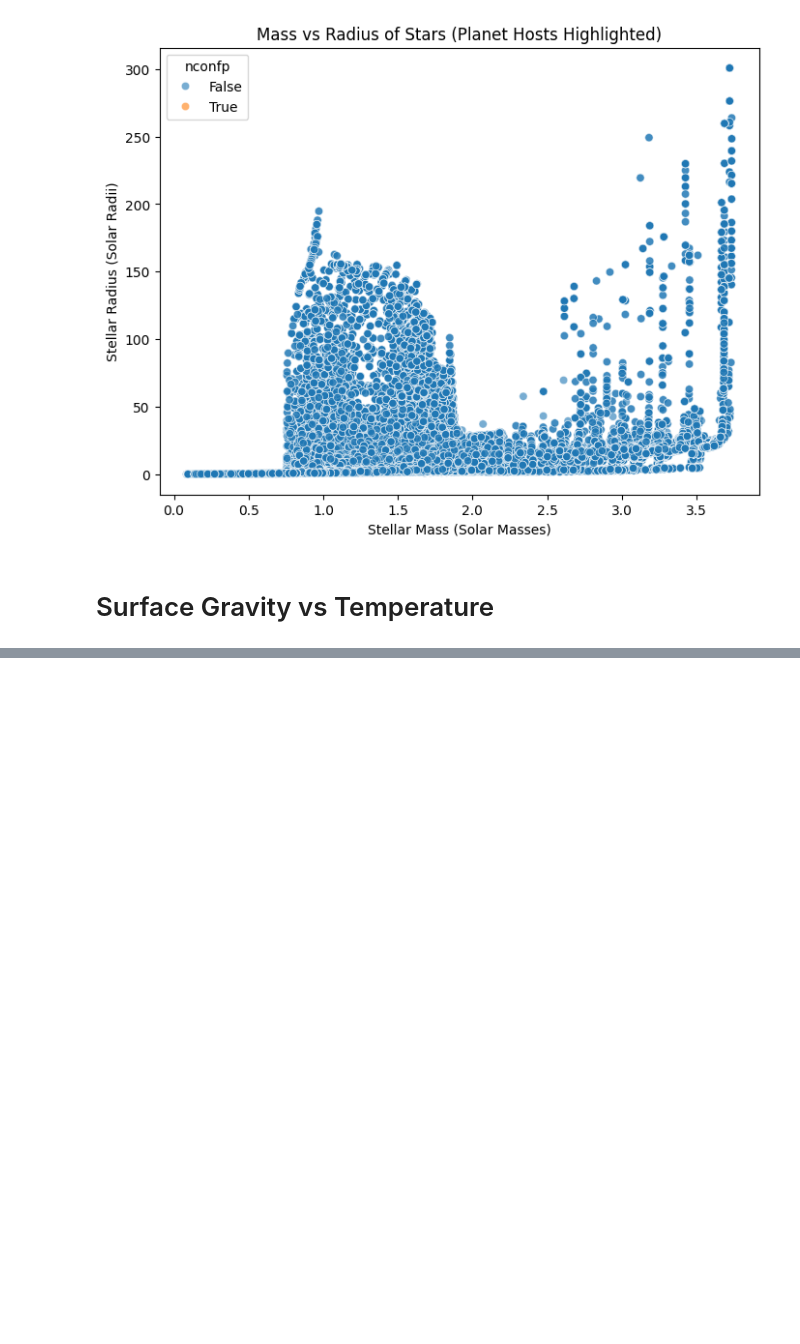
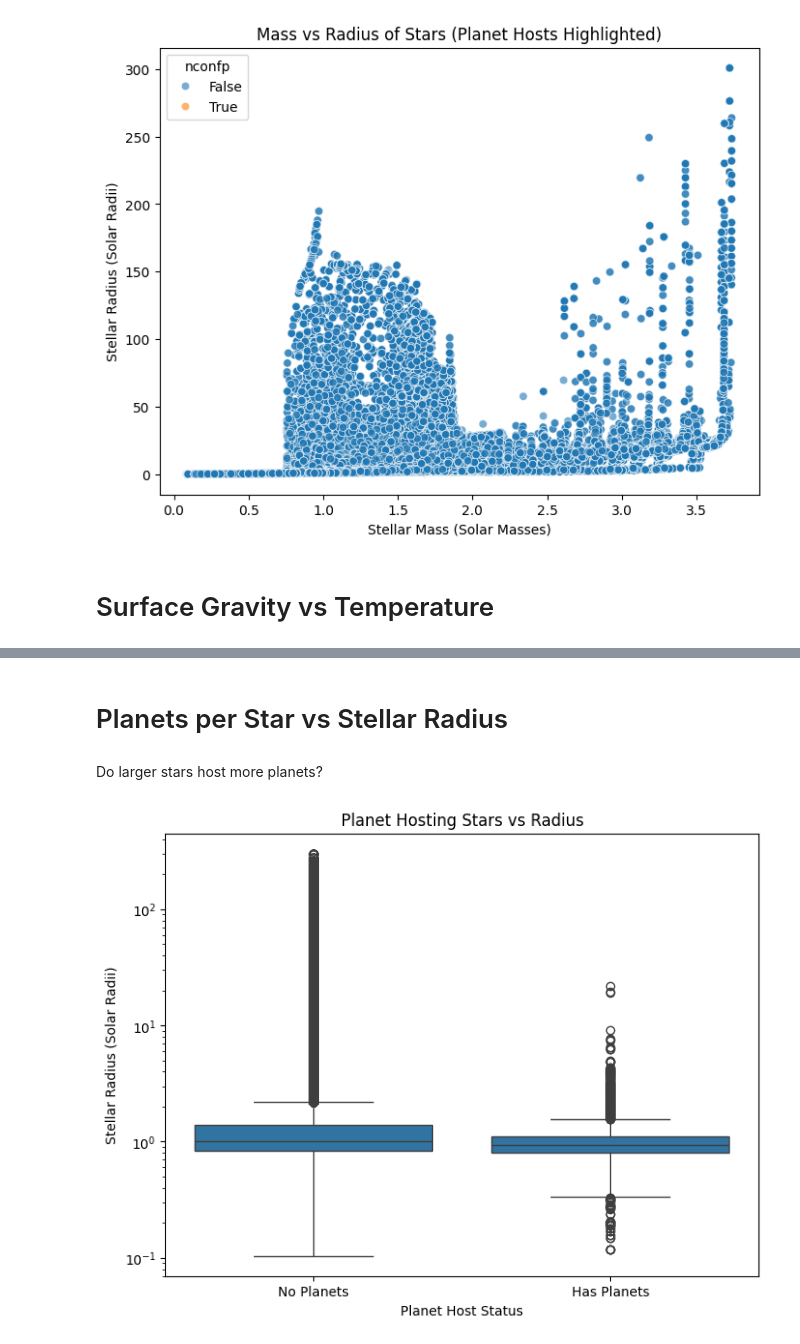
Before and after one commit to orbimatrix/The-Voyager-lab, a Jupyter notebook: stellar_visuals.ipynb, the cells around one changed output, grey strips where cells are left out. Saved outputs shown, nothing was run; the diff lists cells and outputs as text; code cells hidden in the pictures; blank space fills up the shorter version.

```diff
--- a/stellar_visuals.ipynb
+++ b/stellar_visuals.ipynb
@@ -134,0 +165,15 @@ plt.show()
+# %% [markdown]
+# Planets per Star vs Stellar Radius
+# %% [markdown]
+Do larger stars host more planets?
+# %%
+plt.figure(figsize=(8,6))
+sns.boxplot(x=(df["nconfp"]>0), y=df["radius"])
+plt.xticks([0,1], ["No Planets", "Has Planets"])
+plt.xlabel("Planet Host Status")
+plt.ylabel("Stellar Radius (Solar Radii)")
+plt.title("Planet Hosting Stars vs Radius")
+plt.yscale("log")
+plt.show()
+# %% [output]
+[figure, added]
```
Also changed, not shown: parts of 9 cells of this notebook.
